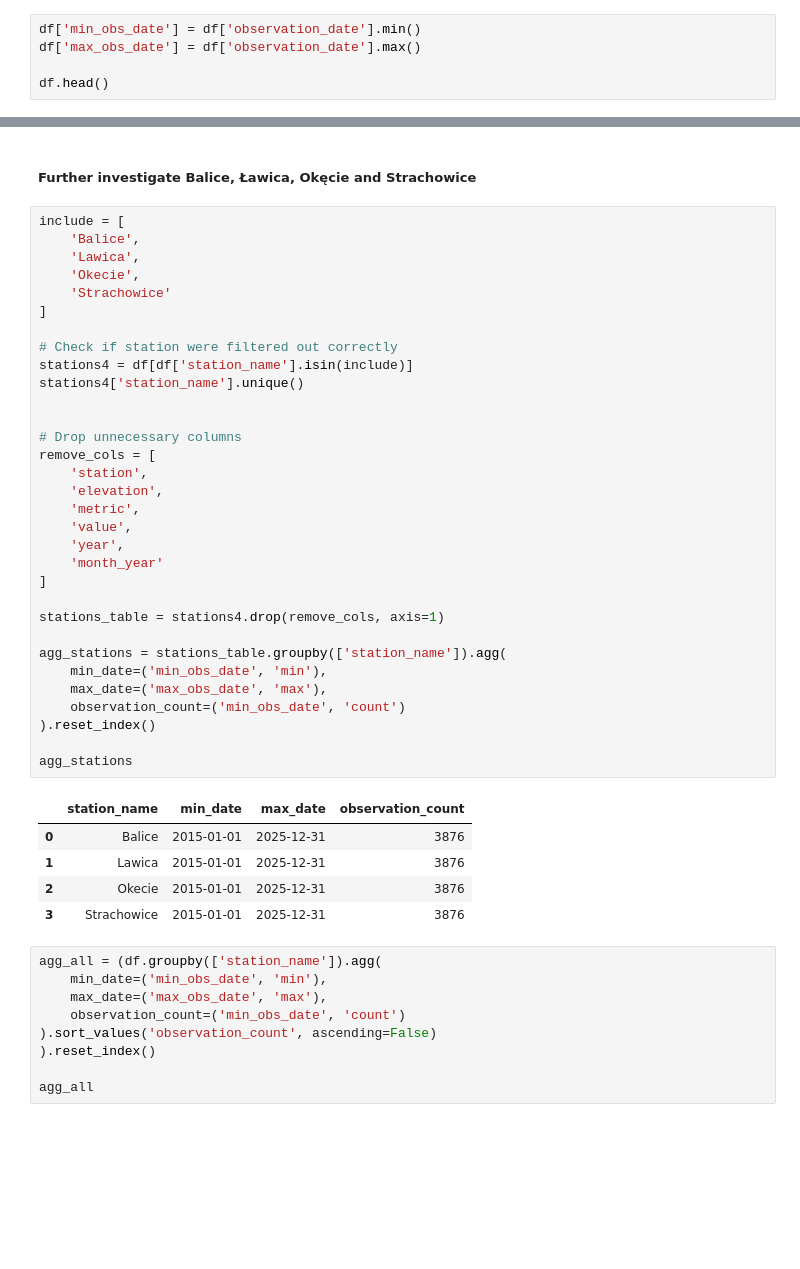
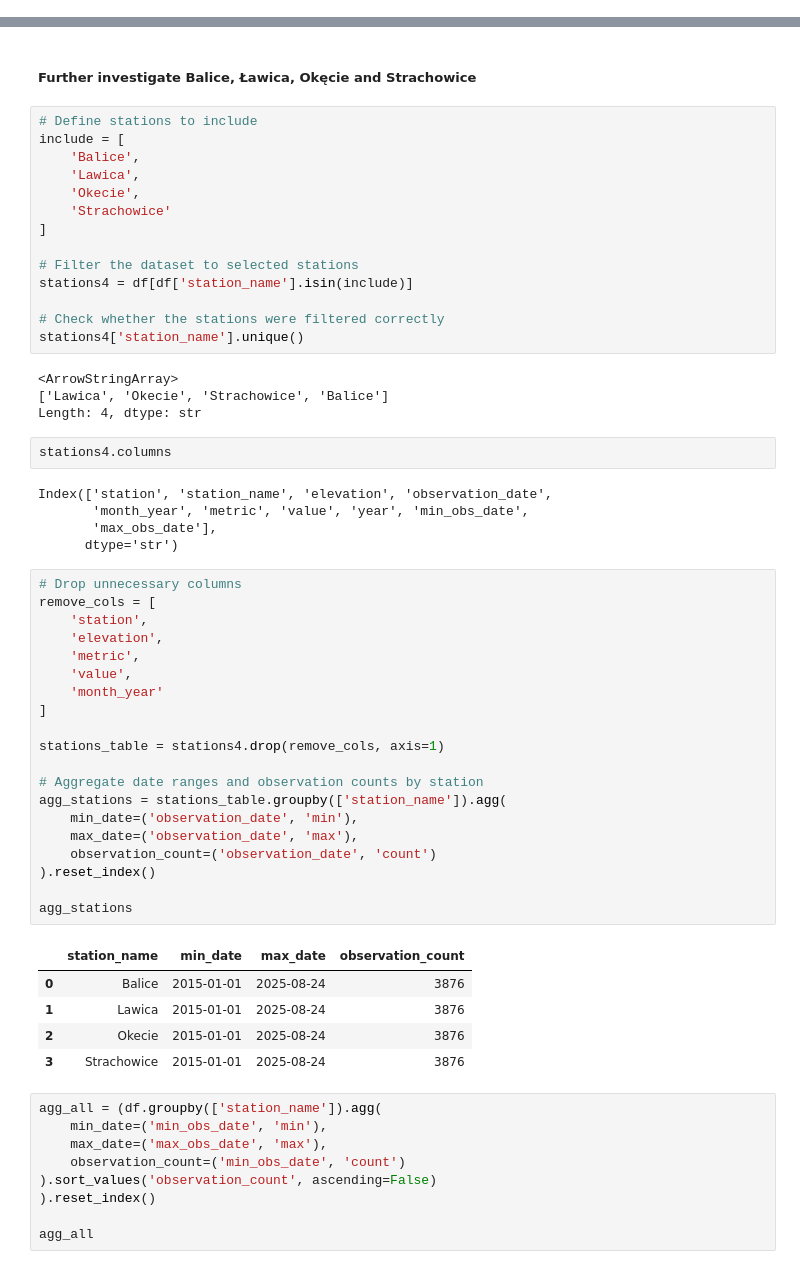
Before and after one commit to nerwuuus/data-toolkit, a Jupyter notebook: weather_data_processing/01_scripts/8_pandas_analysis.ipynb, the cells around one changed output, grey strips where cells are left out. Saved outputs shown, nothing was run; the diff lists cells and outputs as text; blank space fills up the shorter version.

```diff
--- a/weather_data_processing/01_scripts/8_pandas_analysis.ipynb
+++ b/weather_data_processing/01_scripts/8_pandas_analysis.ipynb
@@ -231,5 +235,0 @@ df.head()
-# %%
-df['min_obs_date'] = df['observation_date'].min()
-df['max_obs_date'] = df['observation_date'].max()
-
-df.head()
@@ -265,43 +265,56 @@ dq_count.head()
 # %% [markdown]
 ##### Further investigate Balice, Ławica, Okęcie and Strachowice
+# %%
+# Define stations to include
+include = [
+    'Balice',
+    'Lawica',
+    'Okecie',
+    'Strachowice'
+]
+
+# Filter the dataset to selected stations
+stations4 = df[df['station_name'].isin(include)]
+
+# Check whether the stations were filtered correctly
+stations4['station_name'].unique()
+# %% [output]
+<ArrowStringArray>
+['Lawica', 'Okecie', 'Strachowice', 'Balice']
+Length: 4, dtype: str
+# %%
+stations4.columns
+# %% [output]
+Index(['station', 'station_name', 'elevation', 'observation_date',
+       'month_year', 'metric', 'value', 'year', 'min_obs_date',
+       'max_obs_date'],
+      dtype='str')
 # %%
-include = [
-    'Balice',
-    'Lawica',
-    'Okecie',
-    'Strachowice'
-]
-
-# Check if station were filtered out correctly
-stations4 = df[df['station_name'].isin(include)]
-stations4['station_name'].unique()
-
-
 # Drop unnecessary columns
 remove_cols = [
     'station',
     'elevation',
     'metric',
     'value',
-    'year',
     'month_year'
 ]
 
 stations_table = stations4.drop(remove_cols, axis=1)
 
+# Aggregate date ranges and observation counts by station
 agg_stations = stations_table.groupby(['station_name']).agg(
-    min_date=('min_obs_date', 'min'),
-    max_date=('max_obs_date', 'max'),
-    observation_count=('min_obs_date', 'count')
+    min_date=('observation_date', 'min'),
+    max_date=('observation_date', 'max'),
+    observation_count=('observation_date', 'count')
 ).reset_index()
 
 agg_stations
 # %% [output]
 |  | station_name | min_date | max_date | observation_count |
-| 0 | Balice | 2015-01-01 | 2025-12-31 | 3876 |
-| 1 | Lawica | 2015-01-01 | 2025-12-31 | 3876 |
-| 2 | Okecie | 2015-01-01 | 2025-12-31 | 3876 |
-| 3 | Strachowice | 2015-01-01 | 2025-12-31 | 3876 |
+| 0 | Balice | 2015-01-01 | 2025-08-24 | 3876 |
+| 1 | Lawica | 2015-01-01 | 2025-08-24 | 3876 |
+| 2 | Okecie | 2015-01-01 | 2025-08-24 | 3876 |
+| 3 | Strachowice | 2015-01-01 | 2025-08-24 | 3876 |
 # %%
 agg_all = (df.groupby(['station_name']).agg(
     min_date=('min_obs_date', 'min'),
```
Also changed, not shown: parts of 6 cells of this notebook.
